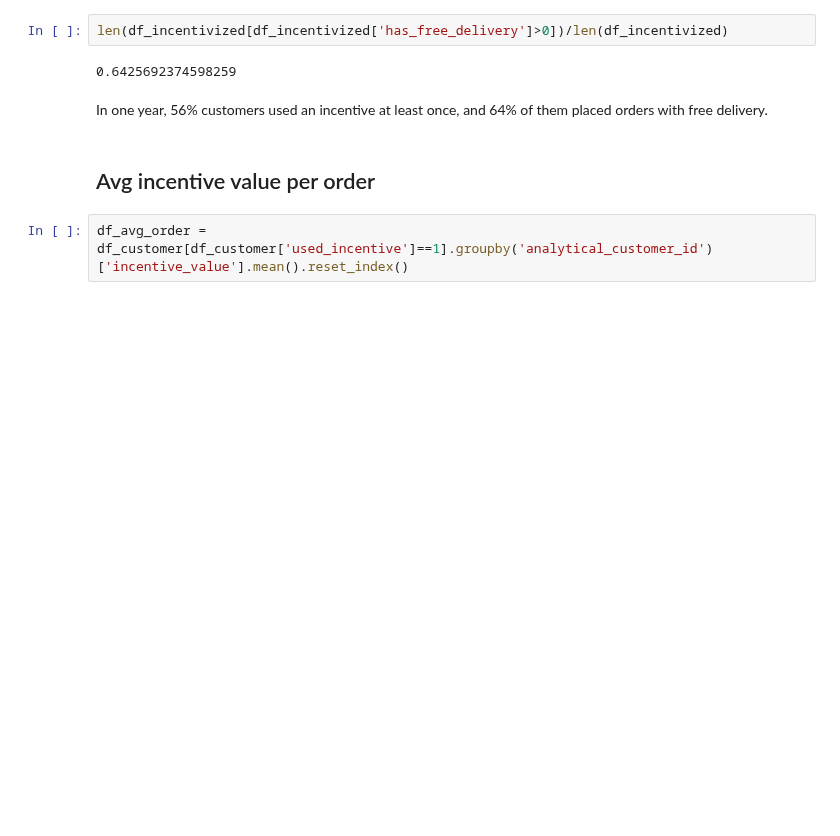
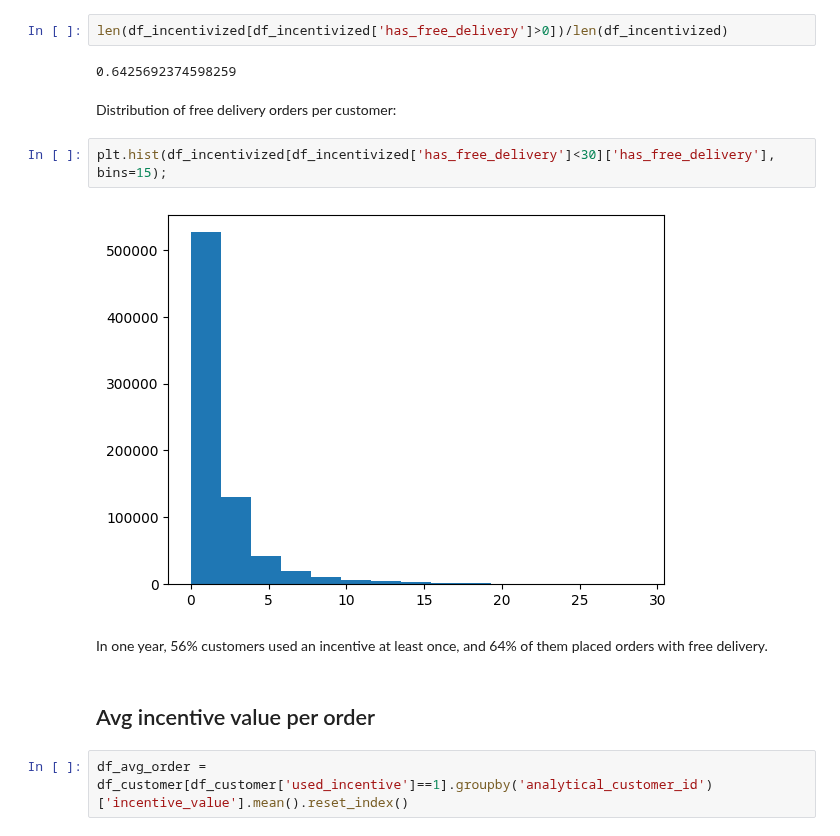
Before and after one commit to AChiaraCapuano/incentives_analysis, a Jupyter notebook: analysis_nb.ipynb, the cells around one changed output. Saved outputs shown, nothing was run; the diff lists cells and outputs as text; blank space fills up the shorter version.

```diff
--- a/analysis.ipynb
+++ b/analysis_nb.ipynb
@@ -48,6 +54,12 @@ len(df_incentivized[df_incentivized['used_incentive']>0])/len(df_incentivized)
 len(df_incentivized[df_incentivized['has_free_delivery']>0])/len(df_incentivized)
 # %% [output]
 0.6425692374598259
+# %% [markdown]
+Distribution of free delivery orders per customer:
+# %%
+plt.hist(df_incentivized[df_incentivized['has_free_delivery']<30]['has_free_delivery'], bins=15);
+# %% [output]
+[figure, added]
 # %% [markdown]
 In one year, 56% customers used an incentive at least once, and 64% of them placed orders with free delivery.
 # %% [markdown]
```
Also changed, not shown: parts of 4 cells of this notebook.
